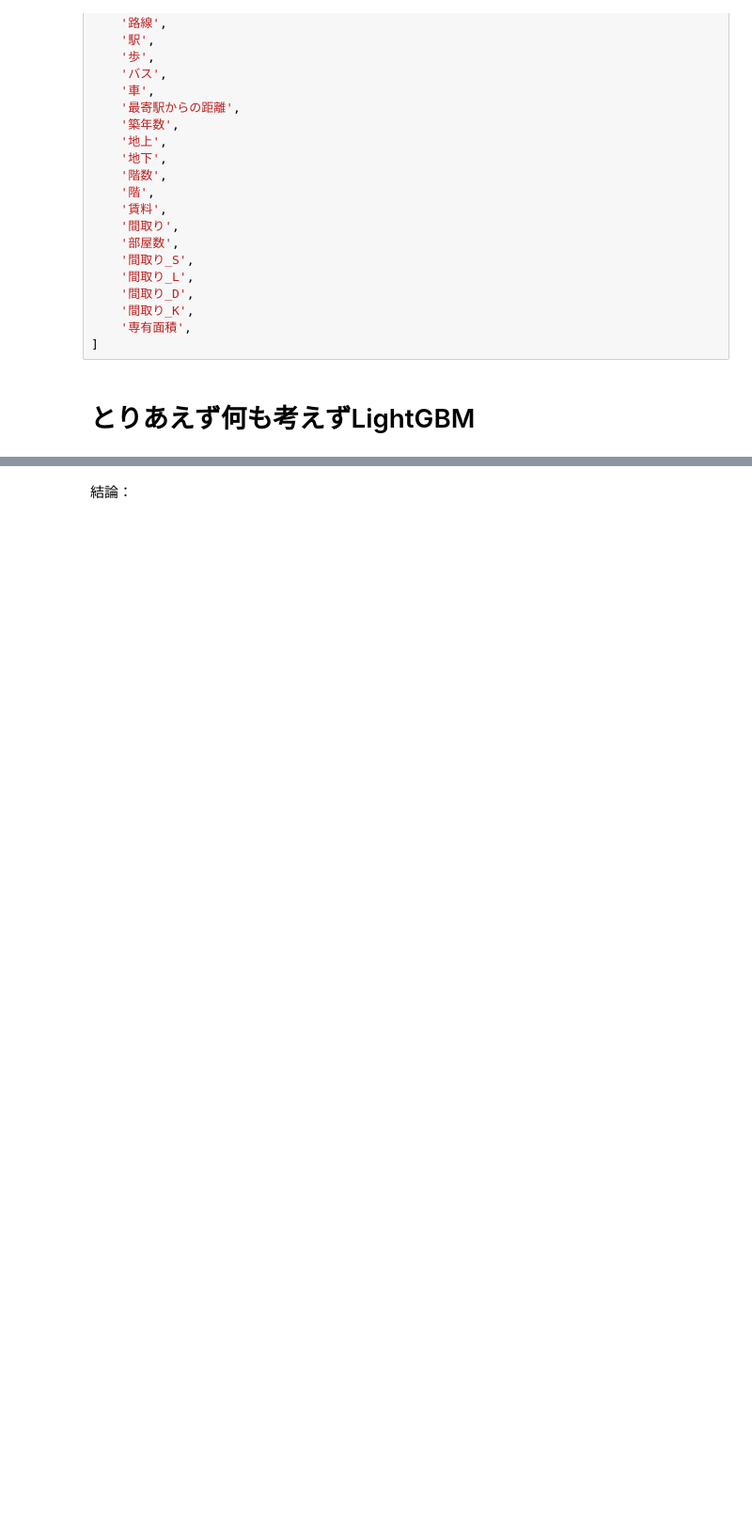
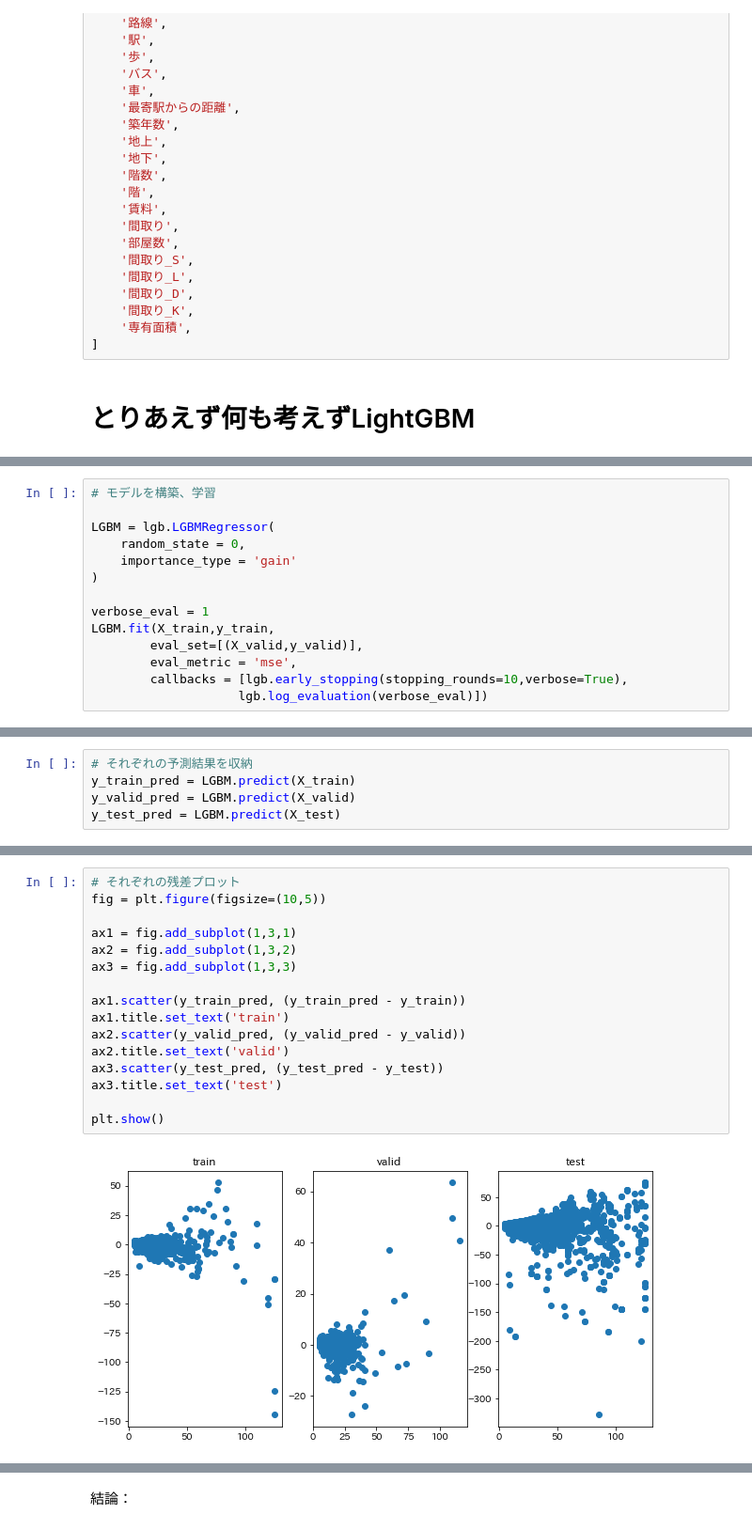
Before and after one commit to tomitayuuki/scraping_suumo, a Jupyter notebook: suumo_LightGBM.ipynb, the cells around one changed output, grey strips where cells are left out. Shown at 94% size. Saved outputs shown, nothing was run; the diff lists cells and outputs as text; blank space fills up the shorter version.

```diff
--- a/suumo_LightGBM.ipynb
+++ b/suumo_LightGBM.ipynb
@@ -114,0 +265,14 @@ feature_name = [
+# %%
+# モデルを構築、学習
+
+LGBM = lgb.LGBMRegressor(
+    random_state = 0,
+    importance_type = 'gain'
+)
+
+verbose_eval = 1
+LGBM.fit(X_train,y_train,
+        eval_set=[(X_valid,y_valid)],
+        eval_metric = 'mse',
+        callbacks = [lgb.early_stopping(stopping_rounds=10,verbose=True),
+                    lgb.log_evaluation(verbose_eval)])
@@ -114,0 +298,5 @@ feature_name = [
+# %%
+# それぞれの予測結果を収納
+y_train_pred = LGBM.predict(X_train)
+y_valid_pred = LGBM.predict(X_valid)
+y_test_pred = LGBM.predict(X_test)
@@ -114,0 +321,18 @@ feature_name = [
+# %%
+# それぞれの残差プロット
+fig = plt.figure(figsize=(10,5))
+
+ax1 = fig.add_subplot(1,3,1)
+ax2 = fig.add_subplot(1,3,2)
+ax3 = fig.add_subplot(1,3,3)
+
+ax1.scatter(y_train_pred, (y_train_pred - y_train))
+ax1.title.set_text('train')
+ax2.scatter(y_valid_pred, (y_valid_pred - y_valid))
+ax2.title.set_text('valid')
+ax3.scatter(y_test_pred, (y_test_pred - y_test))
+ax3.title.set_text('test')
+
+plt.show()
+# %% [output]
+[figure, added]
```
Also changed, not shown: parts of 230 cells of this notebook, 4 other files.
